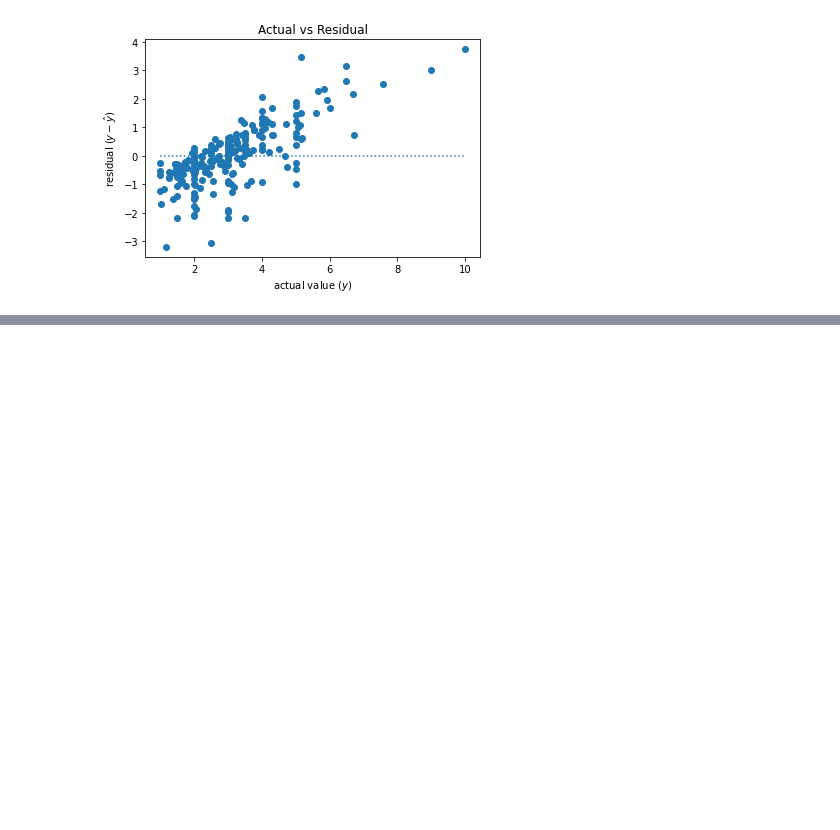
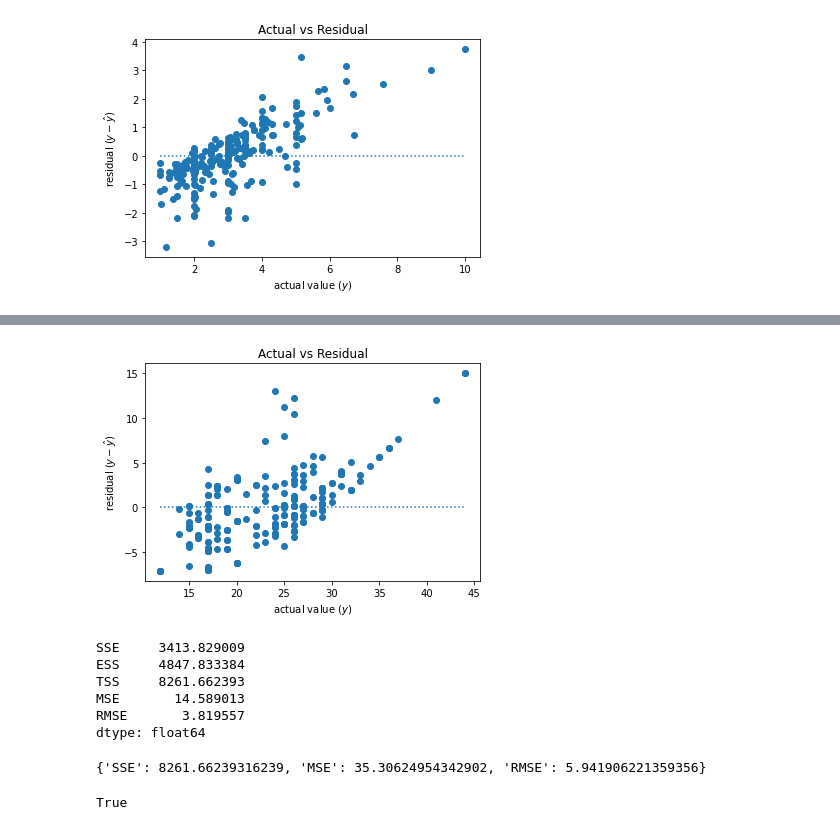
Before and after one commit to jnolf/regression-exercises, a Jupyter notebook: evaluate.ipynb, the cells around one changed output, grey strips where cells are left out. Cells and saved outputs as stored; diff of their text form; code cells hidden in the pictures; blank space fills up the shorter version.

```diff
--- a/evaluate.ipynb
+++ b/evaluate.ipynb
@@ -214,0 +329,21 @@ evaluate.plot_residuals(new_tips.tip,yhat)
+# %%
+evaluate.plot_residuals(mpg.hwy, predicted)
+# %% [output]
+[figure, added]
+# %%
+evaluate.regression_errors(mpg.hwy, predicted)
+# %% [output]
+SSE     3413.829009
+ESS     4847.833384
+TSS     8261.662393
+MSE       14.589013
+RMSE       3.819557
+dtype: float64
+# %%
+evaluate.baseline_mean_errors(mpg.hwy)
+# %% [output]
+{'SSE': 8261.66239316239, 'MSE': 35.30624954342902, 'RMSE': 5.941906221359356}
+# %%
+evaluate.better_than_baseline(mpg.hwy, predicted)
+# %% [output]
+True
```
Also changed, not shown: parts of 16 cells of this notebook, 2 other files.
